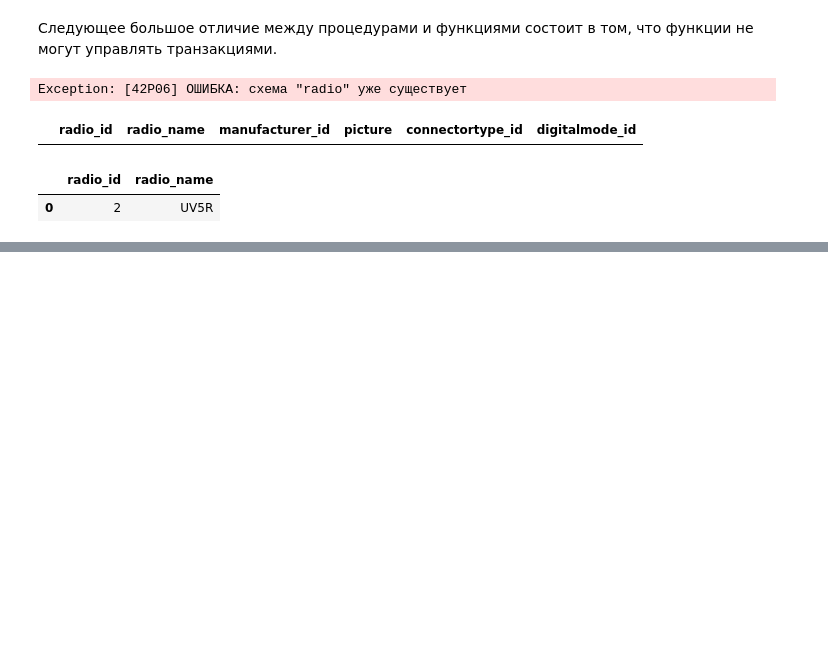
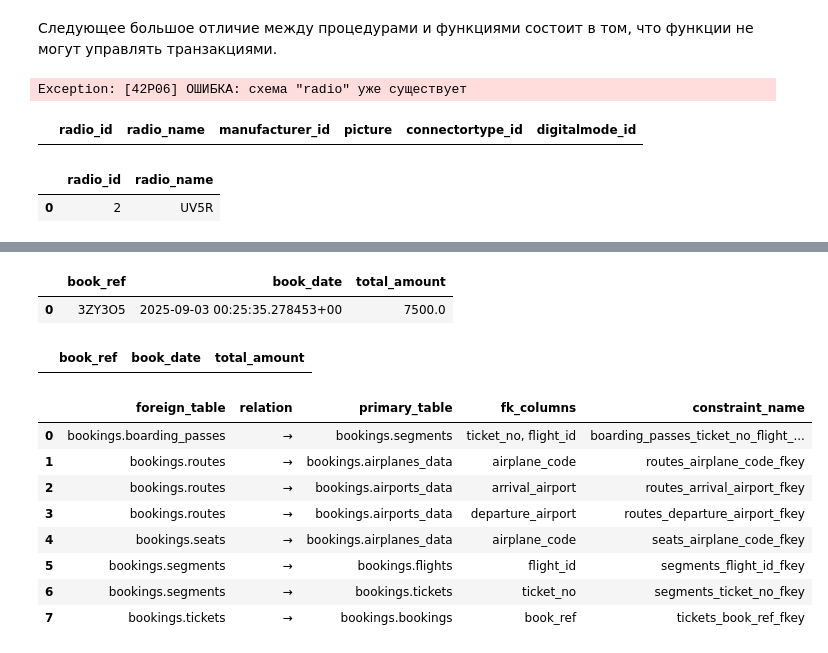
Before and after one commit to slaav1k/sql_scripts, a Jupyter notebook: FunctionsAndProcedurs.ipynb, the cells around one changed output, grey strips where cells are left out. Saved outputs shown, nothing was run; the diff lists cells and outputs as text; code cells hidden in the pictures; blank space fills up the shorter version.

```diff
--- a/FunctionsAndProcedurs.ipynb
+++ b/FunctionsAndProcedurs.ipynb
@@ -273,0 +389,6 @@ SELECT * FROM radio.radiodetails(2);
+# %%
+%%sql
+select * from info_about_booking_by_book_ref('3ZY3O5');
+# %% [output]
+|  | book_ref | book_date | total_amount |
+| 0 | 3ZY3O5 | 2025-09-03 00:25:35.278453+00 | 7500.0 |
@@ -273,0 +412,36 @@ SELECT * FROM radio.radiodetails(2);
+# %%
+%%sql
+select * from info_about_booking_by_book_ref_table('3ZY3O51');
+# %% [output]
+|  | book_ref | book_date | total_amount |
+# %%
+%%sql
+SELECT
+    kcu.table_schema || '.' || kcu.table_name AS foreign_table,     -- таблица с FK
+    '→' AS relation,
+    rel_tco.table_schema || '.' || rel_tco.table_name AS primary_table,  -- таблица, на которую ссылается
+    string_agg(kcu.column_name, ', ' ORDER BY kcu.ordinal_position) AS fk_columns,
+    kcu.constraint_name
+FROM information_schema.table_constraints tco
+JOIN information_schema.key_column_usage kcu
+    ON tco.constraint_schema = kcu.constraint_schema
+    AND tco.constraint_name = kcu.constraint_name
+JOIN information_schema.referential_constraints rco
+    ON tco.constraint_schema = rco.constraint_schema
+    AND tco.constraint_name = rco.constraint_name
+JOIN information_schema.table_constraints rel_tco
+    ON rco.unique_constraint_schema = rel_tco.constraint_schema
+    AND rco.unique_constraint_name = rel_tco.constraint_name
+WHERE tco.constraint_type = 'FOREIGN KEY'
+GROUP BY kcu.table_schema, kcu.table_name, rel_tco.table_schema, rel_tco.table_name, kcu.constraint_name
+ORDER BY foreign_table;
+# %% [output]
+|  | foreign_table | relation | primary_table | fk_columns | constraint_name |
+| 0 | bookings.boarding_passes | → | bookings.segments | ticket_no, flight_id | boarding_passes_ticket_no_flight_... |
+| 1 | bookings.routes | → | bookings.airplanes_data | airplane_code | routes_airplane_code_fkey |
+| 2 | bookings.routes | → | bookings.airports_data | arrival_airport | routes_arrival_airport_fkey |
+| 3 | bookings.routes | → | bookings.airports_data | departure_airport | routes_departure_airport_fkey |
+| 4 | bookings.seats | → | bookings.airplanes_data | airplane_code | seats_airplane_code_fkey |
+| 5 | bookings.segments | → | bookings.flights | flight_id | segments_flight_id_fkey |
+| 6 | bookings.segments | → | bookings.tickets | ticket_no | segments_ticket_no_fkey |
+| 7 | bookings.tickets | → | bookings.bookings | book_ref | tickets_book_ref_fkey |
```
Also changed, not shown: parts of 59 cells of this notebook.
